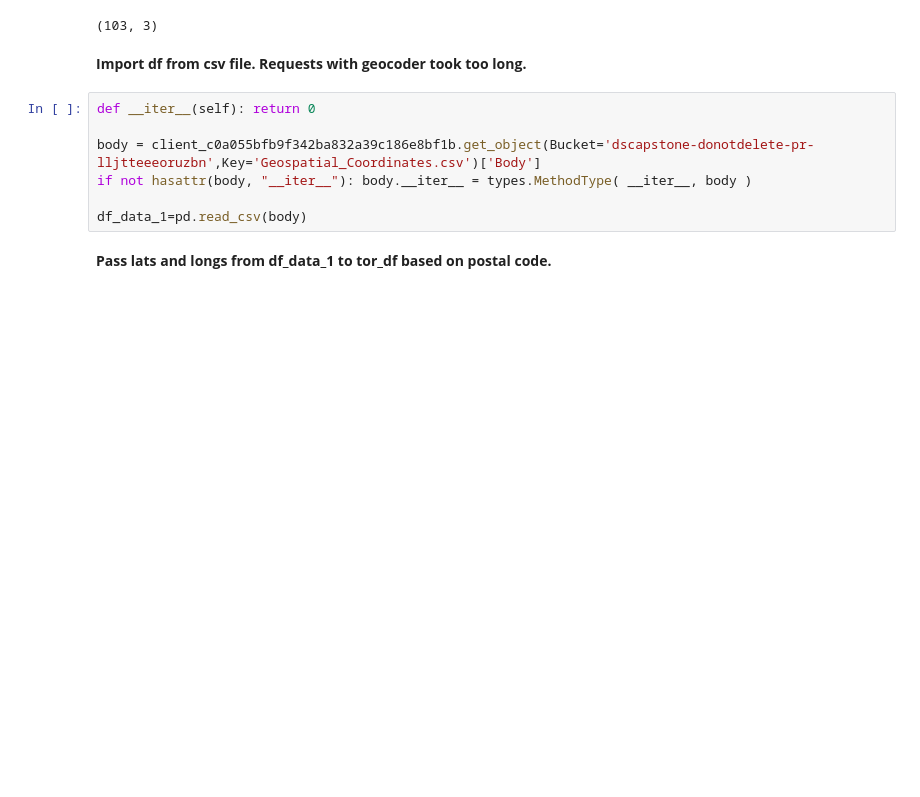
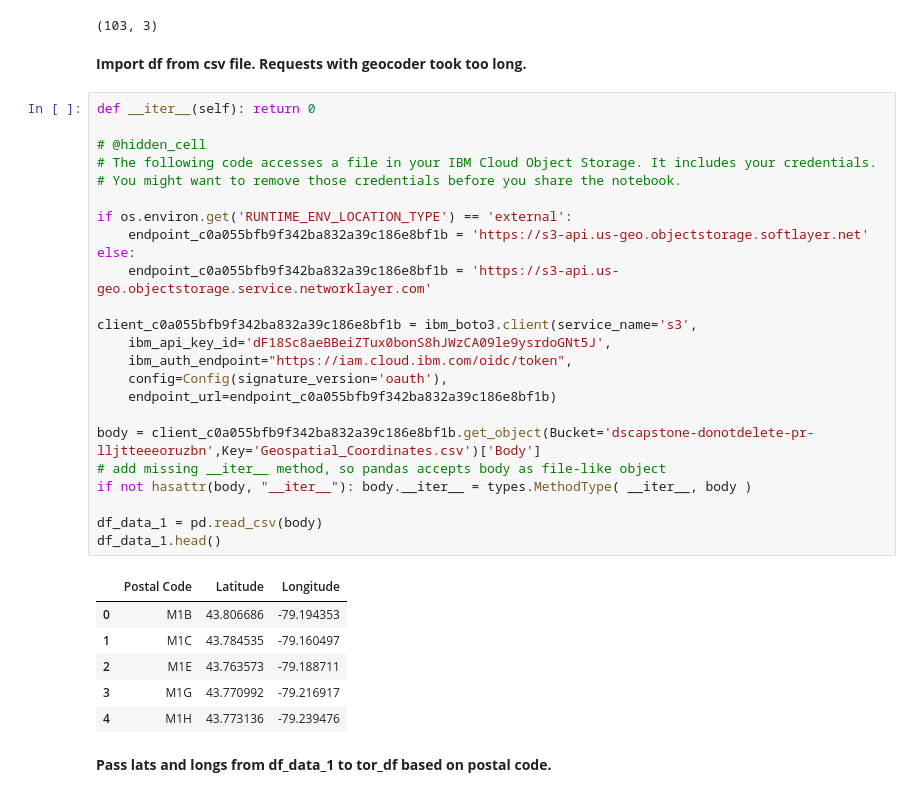
Before and after one commit to beecute187/ibm_ds_capstone, a Jupyter notebook: DS Capstone.ipynb, the cells around one changed output. Saved outputs shown, nothing was run; the diff lists cells and outputs as text; blank space fills up the shorter version.

```diff
--- a/DS Capstone.ipynb
+++ b/DS Capstone.ipynb
@@ -56,13 +71,37 @@ tor_df.shape
 (103, 3)
 # %% [markdown]
 <strong>Import df from csv file. Requests with geocoder took too long.</strong>
-# %%
-def __iter__(self): return 0
-
-body = client_c0a055bfb9f342ba832a39c186e8bf1b.get_object(Bucket='dscapstone-donotdelete-pr-lljtteeeoruzbn',Key='Geospatial_Coordinates.csv')['Body']
-if not hasattr(body, "__iter__"): body.__iter__ = types.MethodType( __iter__, body )
-
-df_data_1=pd.read_csv(body)
+# %%
+def __iter__(self): return 0
+
+# @hidden_cell
+# The following code accesses a file in your IBM Cloud Object Storage. It includes your credentials.
+# You might want to remove those credentials before you share the notebook.
+
+if os.environ.get('RUNTIME_ENV_LOCATION_TYPE') == 'external':
+    endpoint_c0a055bfb9f342ba832a39c186e8bf1b = 'https://s3-api.us-geo.objectstorage.softlayer.net'
+else:
+    endpoint_c0a055bfb9f342ba832a39c186e8bf1b = 'https://s3-api.us-geo.objectstorage.service.networklayer.com'
+
+client_c0a055bfb9f342ba832a39c186e8bf1b = ibm_boto3.client(service_name='s3',
+    ibm_api_key_id='dF18Sc8aeBBeiZTux0bonS8hJWzCA09le9ysrdoGNt5J',
+    ibm_auth_endpoint="https://iam.cloud.ibm.com/oidc/token",
+    config=Config(signature_version='oauth'),
+    endpoint_url=endpoint_c0a055bfb9f342ba832a39c186e8bf1b)
+
+body = client_c0a055bfb9f342ba832a39c186e8bf1b.get_object(Bucket='dscapstone-donotdelete-pr-lljtteeeoruzbn',Key='Geospatial_Coordinates.csv')['Body']
+# add missing __iter__ method, so pandas accepts body as file-like object
+if not hasattr(body, "__iter__"): body.__iter__ = types.MethodType( __iter__, body )
+
+df_data_1 = pd.read_csv(body)
+df_data_1.head()
+# %% [output]
+|  | Postal Code | Latitude | Longitude |
+| 0 | M1B | 43.806686 | -79.194353 |
+| 1 | M1C | 43.784535 | -79.160497 |
+| 2 | M1E | 43.763573 | -79.188711 |
+| 3 | M1G | 43.770992 | -79.216917 |
+| 4 | M1H | 43.773136 | -79.239476 |
 # %% [markdown]
 <strong>Pass lats and longs from df_data_1 to tor_df based on postal code.</strong>
 # %%
```
Also changed, not shown: parts of 1 cell of this notebook.
